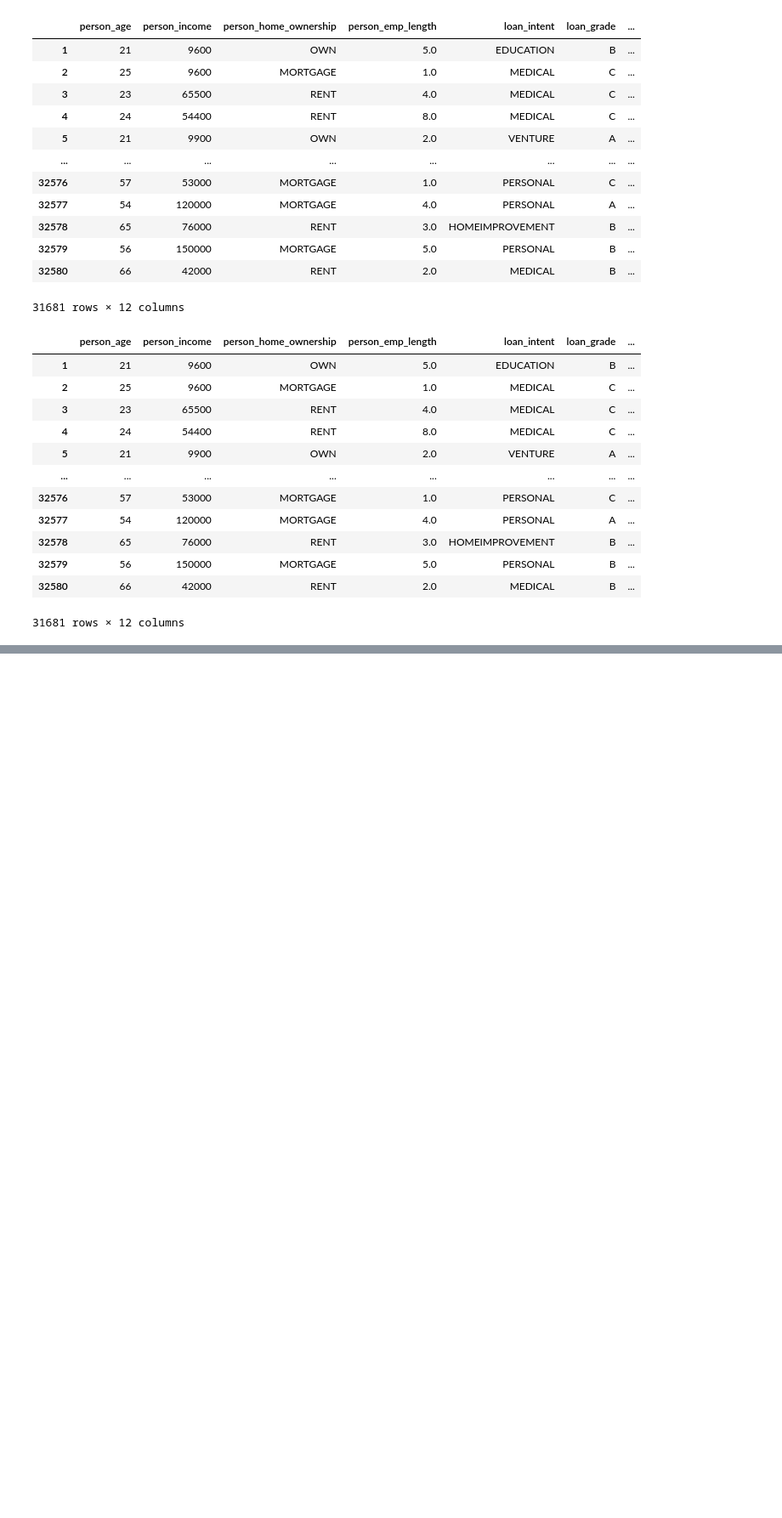
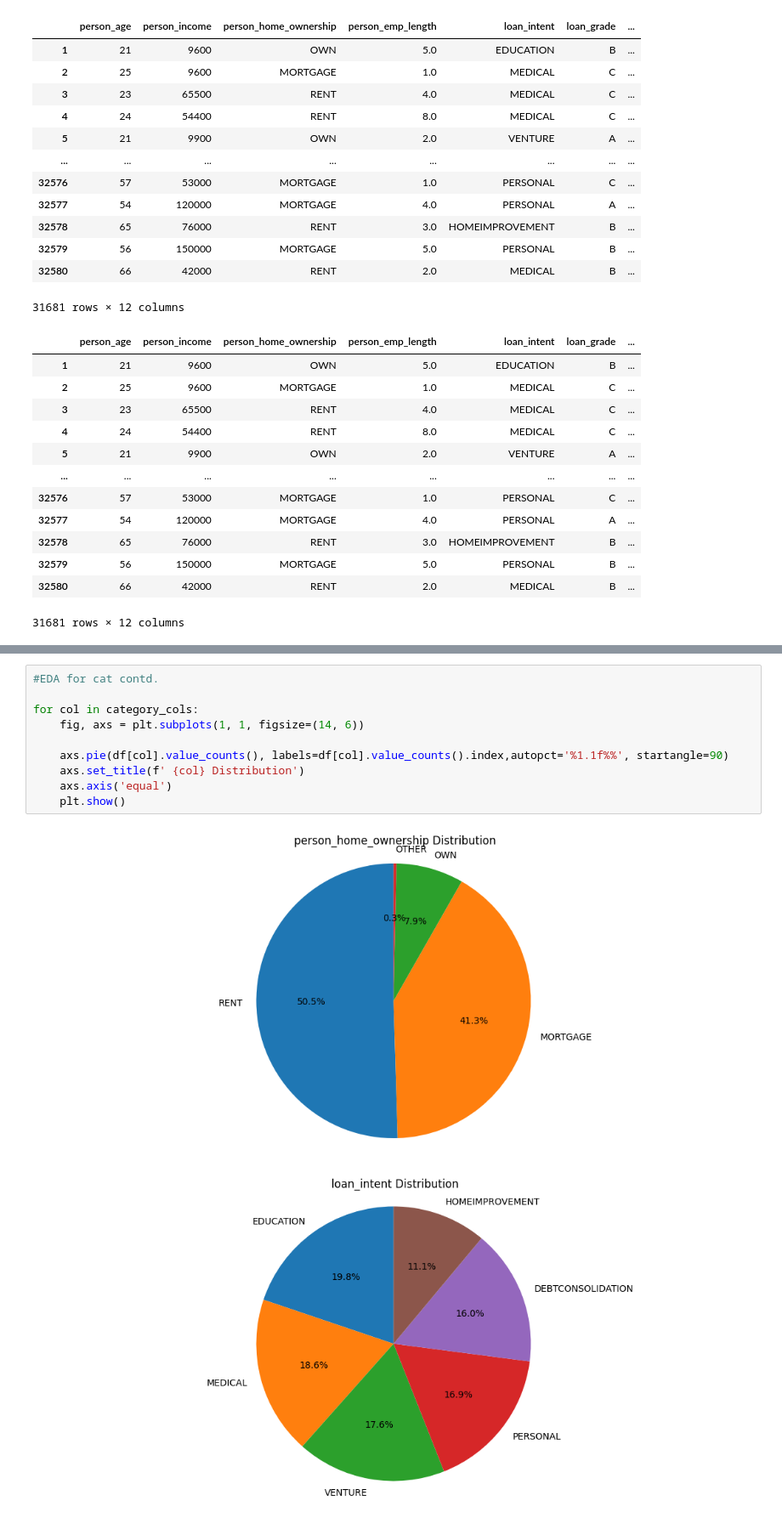
Before and after one commit to finnwethall/credit_report, a Jupyter notebook: CreditReport.ipynb, the cells around one changed output, grey strips where cells are left out. Shown at 85% size. Saved outputs shown, nothing was run; the diff lists cells and outputs as text; blank space fills up the shorter version.

```diff
--- a/CreditReport.ipynb
+++ b/CreditReport.ipynb
@@ -130,0 +145,13 @@ The `ci` parameter is deprecated. Use `errorbar=None` for the same effect.
+# %%
+#EDA for cat contd.
+
+for col in category_cols:
+    fig, axs = plt.subplots(1, 1, figsize=(14, 6))
+
+    axs.pie(df[col].value_counts(), labels=df[col].value_counts().index,autopct='%1.1f%%', startangle=90)
+    axs.set_title(f' {col} Distribution')
+    axs.axis('equal')
+    plt.show()
+# %% [output]
+[figure, added]
+[figure, added]
```
Also changed, not shown: parts of 5 cells of this notebook.
